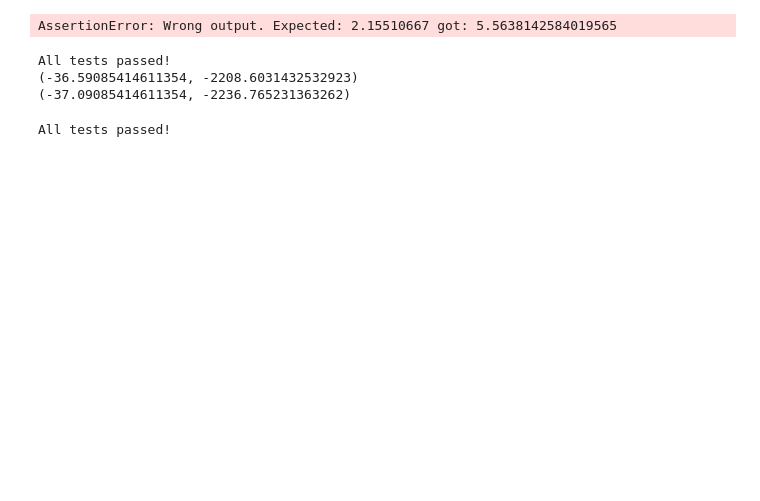
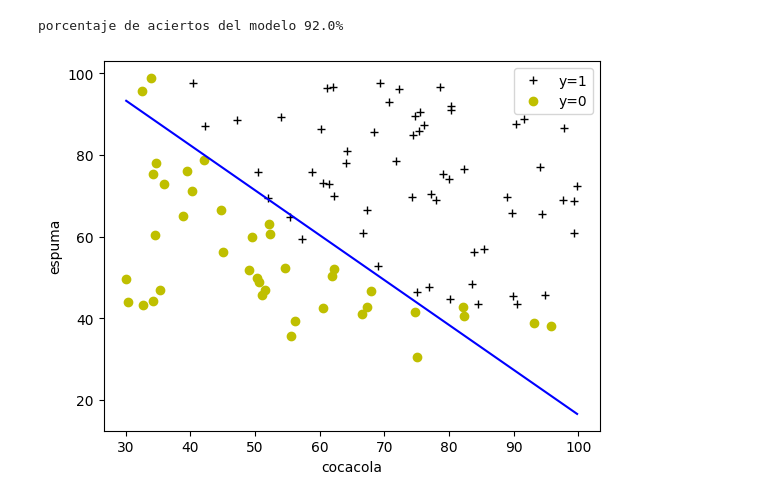
Before and after one commit to Jorzuiz/Anotaciones-23-24, a Jupyter notebook: AAaaaaa/Practicas/Practica 3/main.ipynb, the cells around one changed output. Cells and saved outputs as stored; diff of their text form; code cells hidden in the pictures; blank space fills up the shorter version.

```diff
--- a/AAaaaaa/Practicas/Practica 3/main.ipynb
+++ b/AAaaaaa/Practicas/Practica 3/main.ipynb
@@ -24,48 +37,22 @@ print(result)
 All tests passed!
 [0.26894142 0.5        0.73105858 0.88079708]
-# %%
-from logistic_reg import compute_cost
-from public_tests import compute_cost_test
-
-compute_cost_test(compute_cost);
-
-w1 = 0
-b1 = 0
-val = compute_cost(X, decision, w1, b1);
-print(val);
-
-w2 = [0.2, 0.2]
-b2 = -24
-val = compute_cost(X, decision, w2, b2);
-print(val);
-# %% [output]
-AssertionError: Wrong output. Expected: 2.15510667 got: 5.5638142584019565
-# %%
-from logistic_reg import compute_gradient
-from public_tests import compute_gradient_test
-
-compute_gradient_test(compute_gradient);
-
-w1 = 0
-b1 = 0
-val = compute_gradient(X[0], X[1], w1, b1);
-print(val);
-
-w2 = [0.2, -0.5]
-b2 = -24
-val = compute_gradient(X[0], X[1], w2, b2);
-print(val);
-# %% [output]
-All tests passed!
-(-36.59085414611354, -2208.6031432532923)
-(-37.09085414611354, -2236.765231363262)
-# %%
-from logistic_reg import compute_gradient
-from public_tests import compute_gradient_test
-
-compute_gradient_test(compute_gradient);
-# %% [output]
-All tests passed!
+# %%
+from utils import plot_decision_boundary
+from logistic_reg import gradient_descent, predict
+
+m,n = X.shape
+w = np.zeros(n)
+b = -8
+w,b,J_history = gradient_descent(X, y, w, b, compute_cost, compute_gradient, 0.0001, 100000, 0.01)
+
+predictions = predict(X, w, b)
+accuracy = np.mean(predictions == y)
+print(f"porcentaje de aciertos del modelo {100*accuracy}%")
+
+plot_decision_boundary(w,b,X,y)
+# %% [output]
+porcentaje de aciertos del modelo 92.0%
+[figure, added]
 # %%
 from utils import load_data2
 
```
Also changed, not shown: parts of 5 cells of this notebook, 5 other files.
